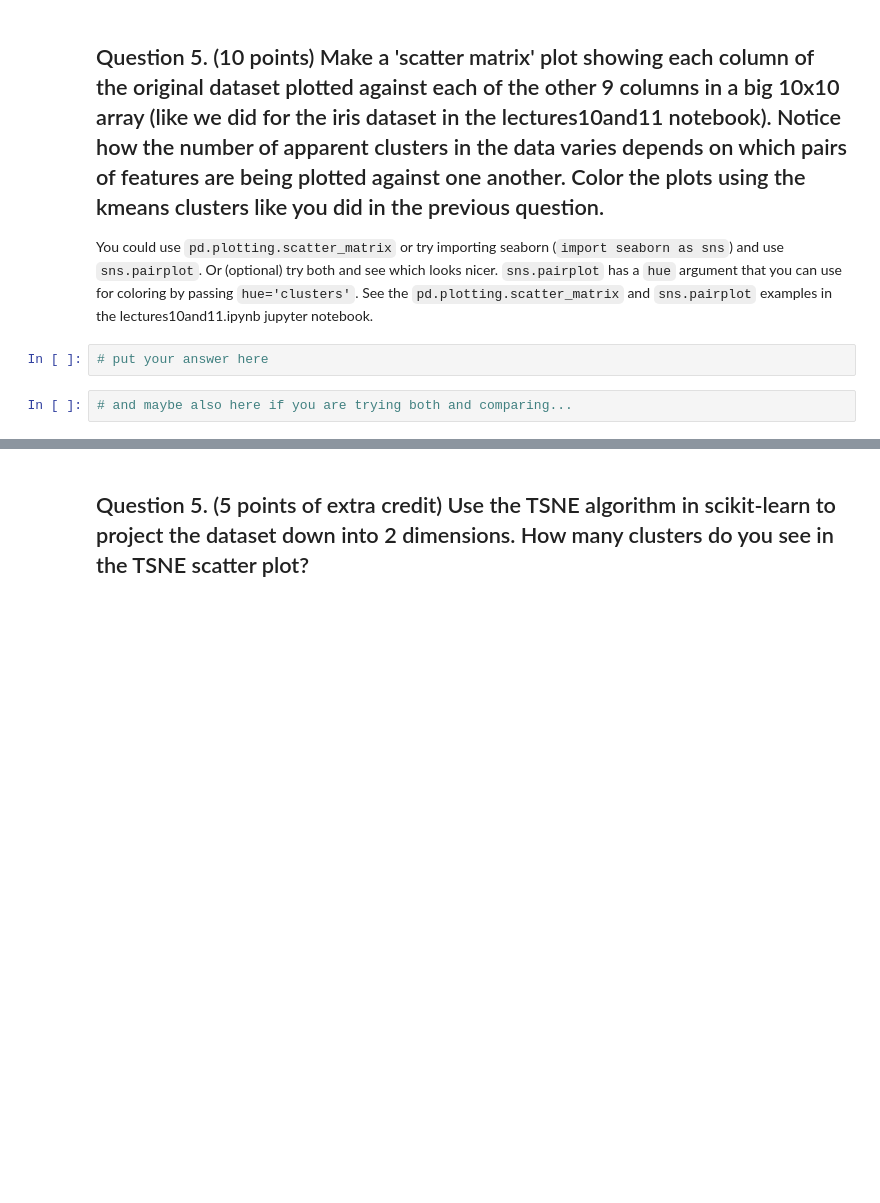
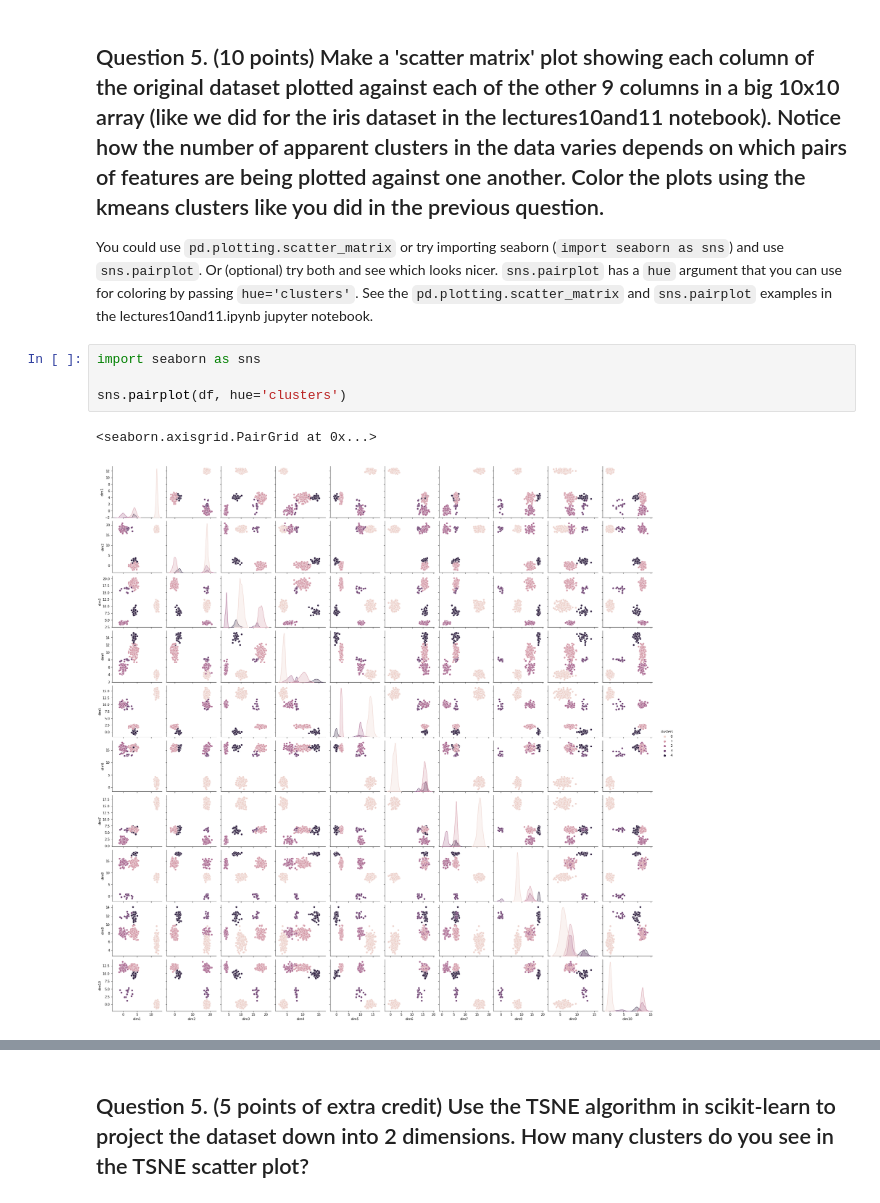
Before and after one commit to boothcl/tfcb_2024, a Jupyter notebook: homeworks/homework05/homework05.ipynb, the cells around one changed output, grey strips where cells are left out. Saved outputs shown, nothing was run; the diff lists cells and outputs as text; blank space fills up the shorter version.

```diff
--- a/homeworks/homework05/homework05.ipynb
+++ b/homeworks/homework05/homework05.ipynb
@@ -115,7 +144,10 @@ print('cluster sizes:', df['clusters'].value_counts()) # handy built-in counting
 # %% [markdown]
 ## Question 5. (10 points) Make a 'scatter matrix' plot showing each column of the original dataset plotted against each of the other 9 columns in a big 10x10 array (like we did for the iris dataset in the lectures10and11 notebook). Notice how the number of apparent clusters in the data varies depends on which pairs of features are being plotted against one another. Color the plots using the kmeans clusters like you did in the previous question.
 You could use `pd.plotting.scatter_matrix` or try importing seaborn (`import seaborn as sns`) and use `sns.pairplot`. Or (optional) try both and see which looks nicer. `sns.pairplot` has a `hue` argument that you can use for coloring by passing `hue='clusters'`. See the `pd.plotting.scatter_matrix` and `sns.pairplot` examples in the lectures10and11.ipynb jupyter notebook.
-# %%
-# put your answer here
-# %%
-# and maybe also here if you are trying both and comparing...
+# %%
+import seaborn as sns
+
+sns.pairplot(df, hue='clusters')
+# %% [output]
+<seaborn.axisgrid.PairGrid at 0x...>
+[figure, added]
```
Also changed, not shown: parts of 9 cells of this notebook.
